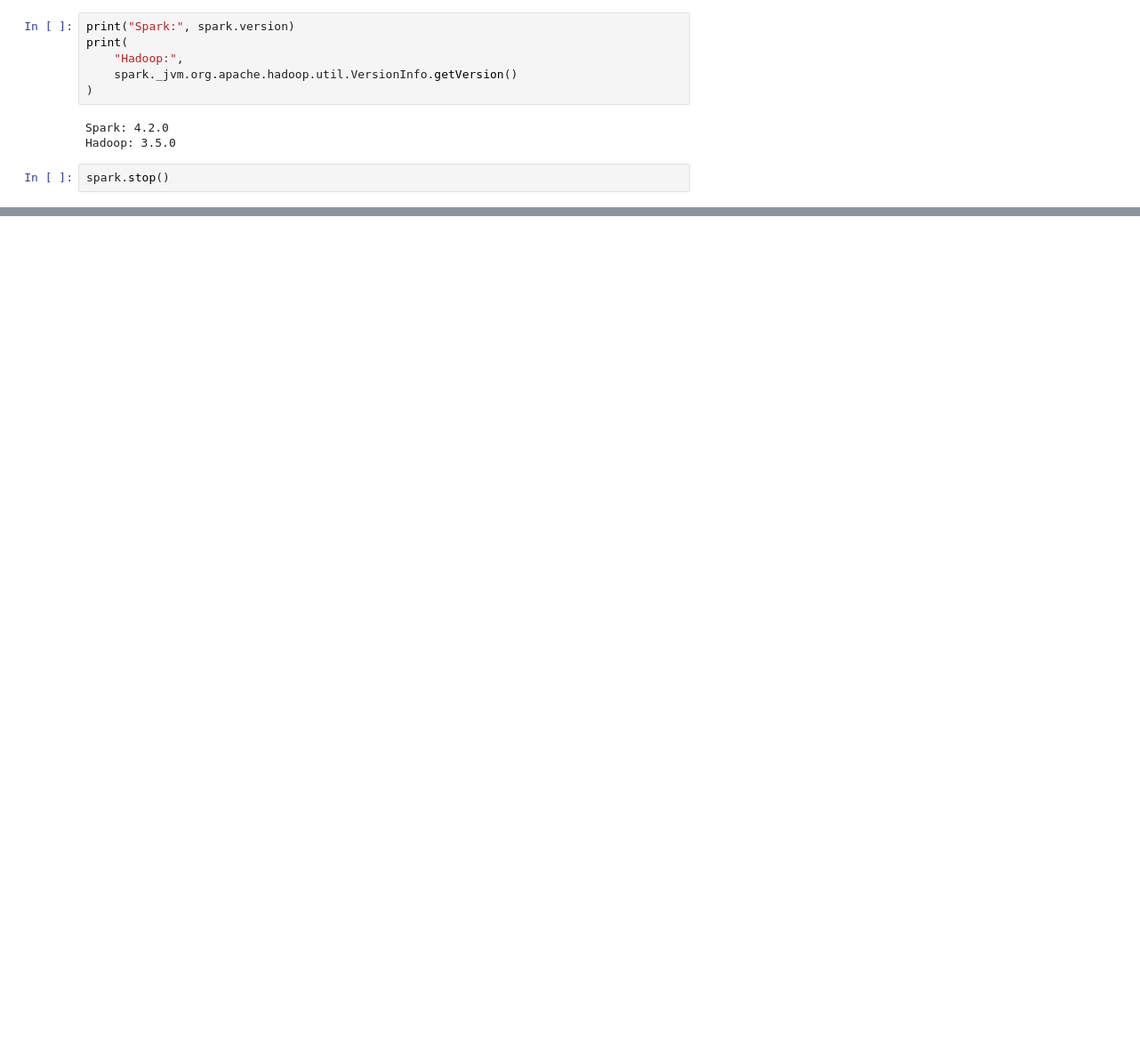
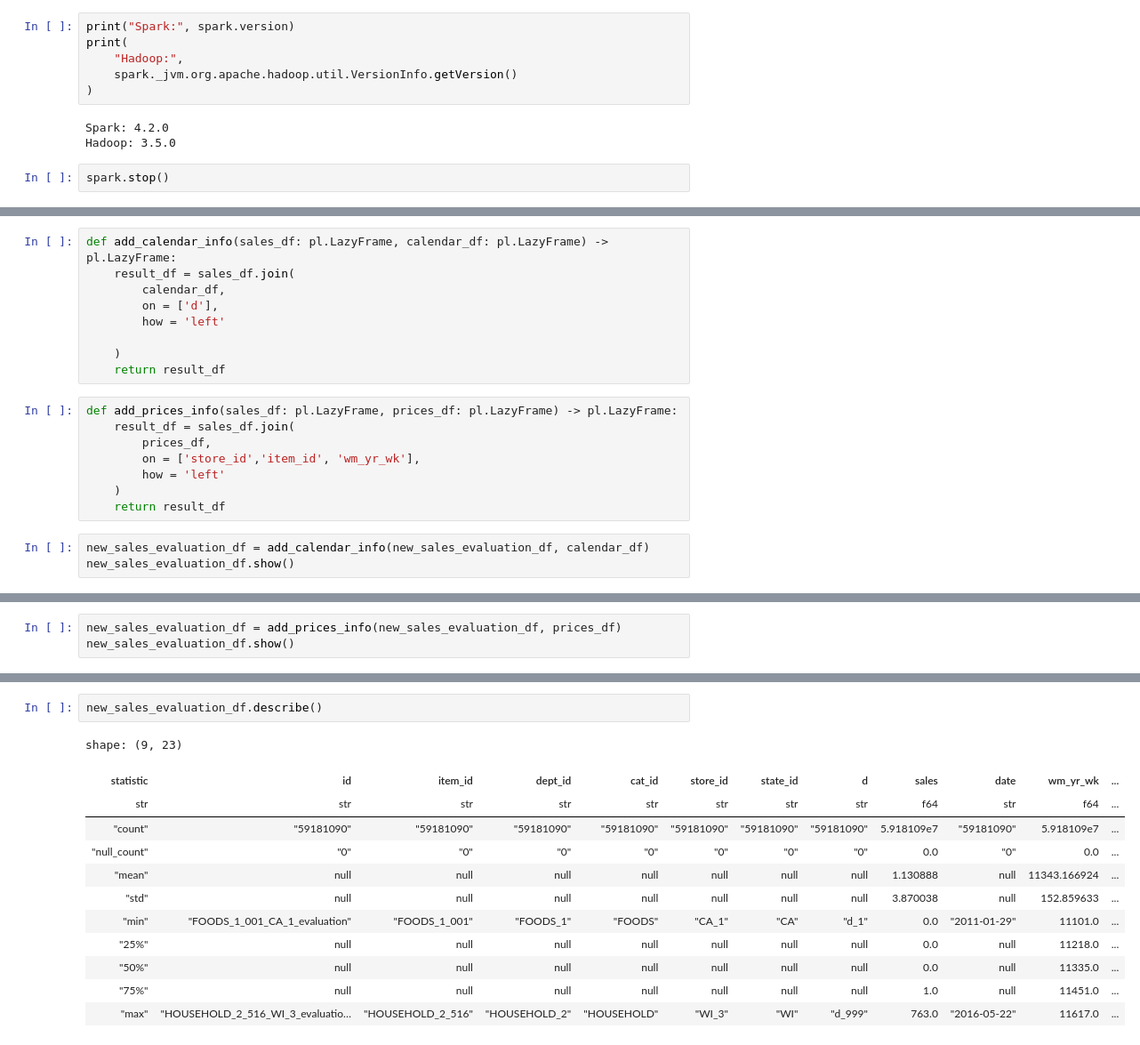
Before and after one commit to Thilokya03/Dynamic-Pricing---Inventory-Forecasting-Engine, a Jupyter notebook: notebooks/1.dataset.ipynb, the cells around one changed output, grey strips where cells are left out. Shown at 89% size. Drawn from its saved outputs; the diff is of its cells as text; blank space fills up the shorter version.

```diff
--- a/notebooks/1.dataset.ipynb
+++ b/notebooks/1.dataset.ipynb
@@ -310,0 +362,20 @@ spark.stop()
+# %%
+def add_calendar_info(sales_df: pl.LazyFrame, calendar_df: pl.LazyFrame) -> pl.LazyFrame:
+    result_df = sales_df.join(
+        calendar_df,
+        on = ['d'],
+        how = 'left'
+
+    )
+    return result_df
+# %%
+def add_prices_info(sales_df: pl.LazyFrame, prices_df: pl.LazyFrame) -> pl.LazyFrame:
+    result_df = sales_df.join(
+        prices_df,
+        on = ['store_id','item_id', 'wm_yr_wk'],
+        how = 'left'
+    )
+    return result_df
+# %%
+new_sales_evaluation_df = add_calendar_info(new_sales_evaluation_df, calendar_df)
+new_sales_evaluation_df.show()
@@ -310,0 +391,3 @@ spark.stop()
+# %%
+new_sales_evaluation_df = add_prices_info(new_sales_evaluation_df, prices_df)
+new_sales_evaluation_df.show()
@@ -310,0 +403,15 @@ spark.stop()
+# %%
+new_sales_evaluation_df.describe()
+# %% [output]
+shape: (9, 23)
+| statistic | id | item_id | dept_id | cat_id | store_id | state_id | d | sales | date | wm_yr_wk | ... |
+| str | str | str | str | str | str | str | str | f64 | str | f64 | ... |
+| "count" | "59181090" | "59181090" | "59181090" | "59181090" | "59181090" | "59181090" | "59181090" | 5.918109e7 | "59181090" | 5.918109e7 | ... |
+| "null_count" | "0" | "0" | "0" | "0" | "0" | "0" | "0" | 0.0 | "0" | 0.0 | ... |
+| "mean" | null | null | null | null | null | null | null | 1.130888 | null | 11343.166924 | ... |
+| "std" | null | null | null | null | null | null | null | 3.870038 | null | 152.859633 | ... |
+| "min" | "FOODS_1_001_CA_1_evaluation" | "FOODS_1_001" | "FOODS_1" | "FOODS" | "CA_1" | "CA" | "d_1" | 0.0 | "2011-01-29" | 11101.0 | ... |
+| "25%" | null | null | null | null | null | null | null | 0.0 | null | 11218.0 | ... |
+| "50%" | null | null | null | null | null | null | null | 0.0 | null | 11335.0 | ... |
+| "75%" | null | null | null | null | null | null | null | 1.0 | null | 11451.0 | ... |
+| "max" | "HOUSEHOLD_2_516_WI_3_evaluatio… | "HOUSEHOLD_2_516" | "HOUSEHOLD_2" | "HOUSEHOLD" | "WI_3" | "WI" | "d_999" | 763.0 | "2016-05-22" | 11617.0 | ... |
```
Also changed, not shown: parts of 14 cells of this notebook, 2 other files.
